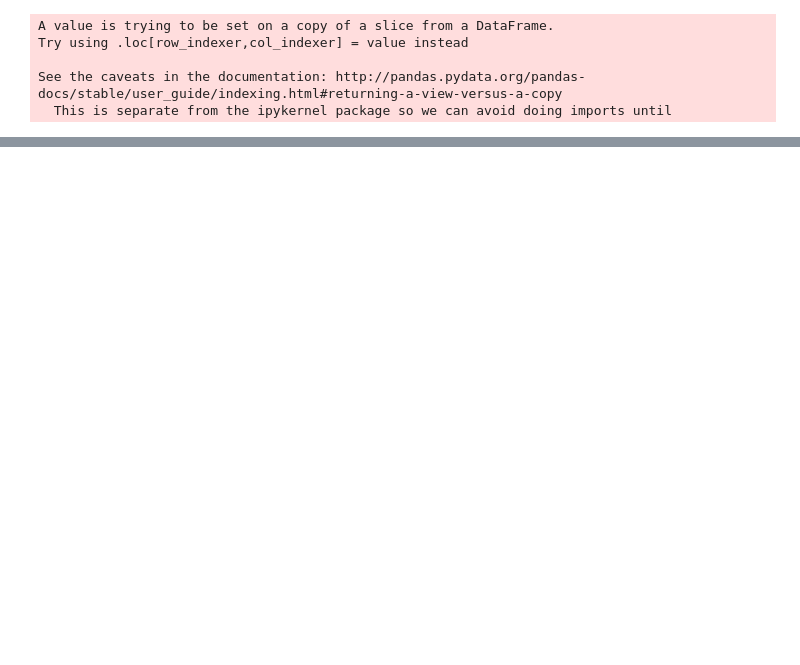
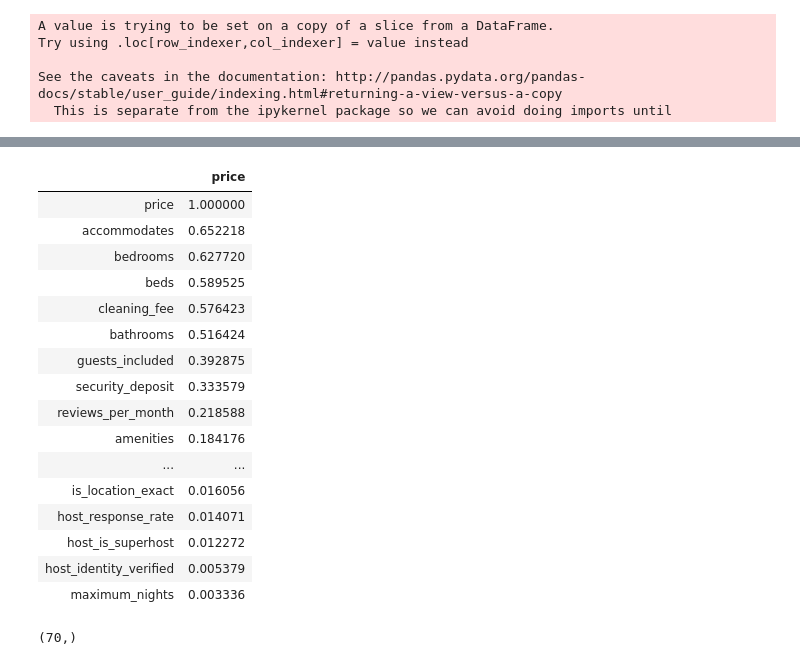
Before and after one commit to BambooPalace/UdacityDataScienceNanoDegree, a Jupyter notebook: Airbnb Dataset Analysis.ipynb, the cells around one changed output, grey strips where cells are left out. Drawn from its saved outputs; the diff is of its cells as text; code cells hidden in the pictures; blank space fills up the shorter version.

Commit message:
update notebook: complete data preprocessing

```diff
--- a/Airbnb Dataset Analysis.ipynb
+++ b/Airbnb Dataset Analysis.ipynb
@@ -219,3 +219,7 @@ calender.sample(5)
+# %%
+# caculate the yearly occupancy_rate and mean_price for each listing using calender dataset
+occupancy_rate=calender.groupby('listing_id').available.mean()
+mean_price=calender.groupby('listing_id').price.mean()
 # %% [markdown]
 ### Listing dataset
 
@@ -364,0 +366,2 @@ See the caveats in the documentation: http://pandas.pydata.org/pandas-docs/stabl
+# %%
+listing_cleansed=listing_cleansed.merge(occupancy_rate,left_index='id', right_index='listing_id')
@@ -387,7 +393,7 @@ includes ...
 - Get dummies of categorical values
 - Scaling
 # %%
-for feature_with_symbol in ['cleaning_fee','extra_people','host_response_rate']:
+for feature_with_symbol in ['cleaning_fee','extra_people','host_response_rate','price','security_deposit']:
     no_symbol = listing_cleansed[feature_with_symbol].replace('[\$,\%]','', regex=True)
     listing_cleansed[feature_with_symbol] = pd.to_numeric(no_symbol)
 # %% [output]
@@ -426,0 +405,5 @@ NameError: name 'listing_cleansed' is not defined
+# %%
+# For features having two categories only, knowing one indicates the other, thus replace them with '1'&'0',
+#no need one-hot encoding.
+binary_features=['host_is_superhost','host_identity_verified', 'is_location_exact', 'instant_bookable']
+listing_cleansed[binary_features]=listing_cleansed[binary_features].replace({'t':1, 'f':0})
@@ -426,0 +452,23 @@ NameError: name 'listing_cleansed' is not defined
+# %%
+# now data is processed we can furthur eliminate more  features by checking (numerical) feature correlations
+#with target variables 'price' and 'review_scores_rating' using `corr()` function
+price_corr=listing_cleansed.corr()[['price']].apply(lambda x: abs(x)).sort_values(by=['price'],ascending=False)
+review_corr
+# %% [output]
+|  | price |
+| price | 1.000000 |
+| accommodates | 0.652218 |
+| bedrooms | 0.627720 |
+| beds | 0.589525 |
+| cleaning_fee | 0.576423 |
+| bathrooms | 0.516424 |
+| guests_included | 0.392875 |
+| security_deposit | 0.333579 |
+| reviews_per_month | 0.218588 |
+| amenities | 0.184176 |
+| ... | ... |
+| is_location_exact | 0.016056 |
+| host_response_rate | 0.014071 |
+| host_is_superhost | 0.012272 |
+| host_identity_verified | 0.005379 |
+| maximum_nights | 0.003336 |
@@ -426,0 +478,4 @@ NameError: name 'listing_cleansed' is not defined
+# %%
+listing_encoded.columns.shape
+# %% [output]
+(70,)
```
Also changed, not shown: parts of 17 cells of this notebook.
